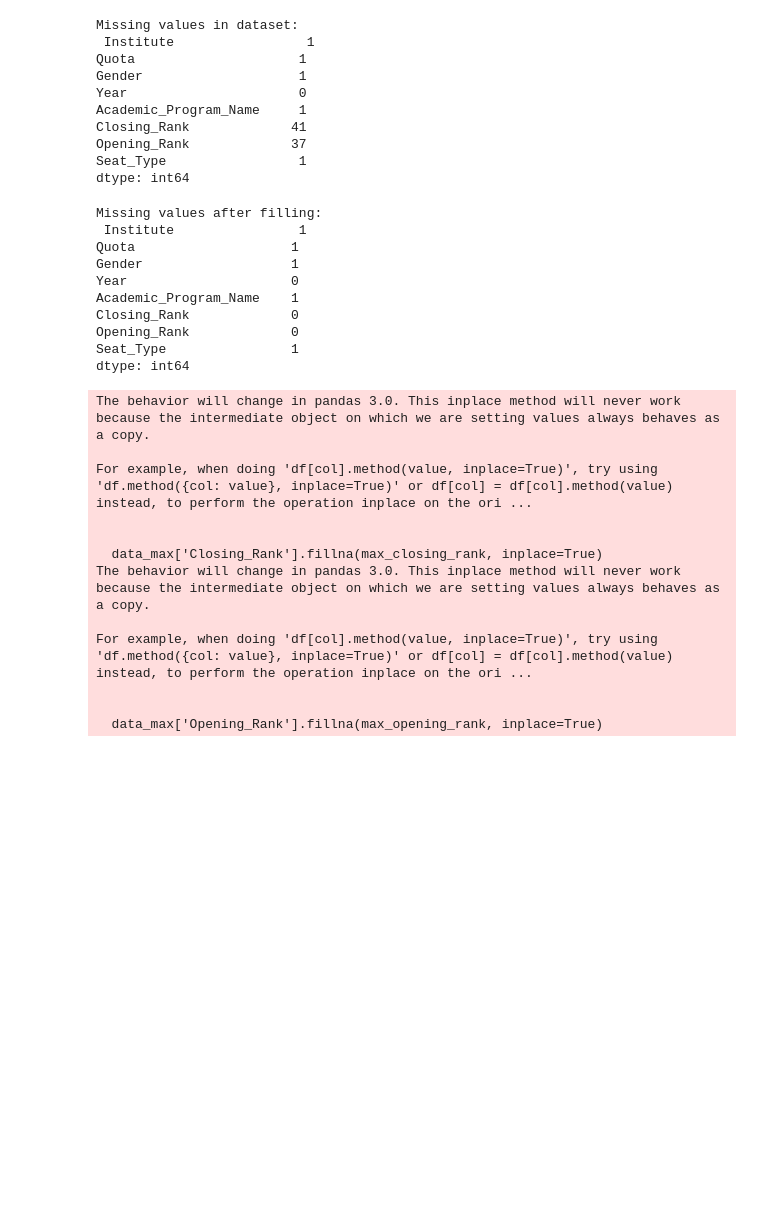
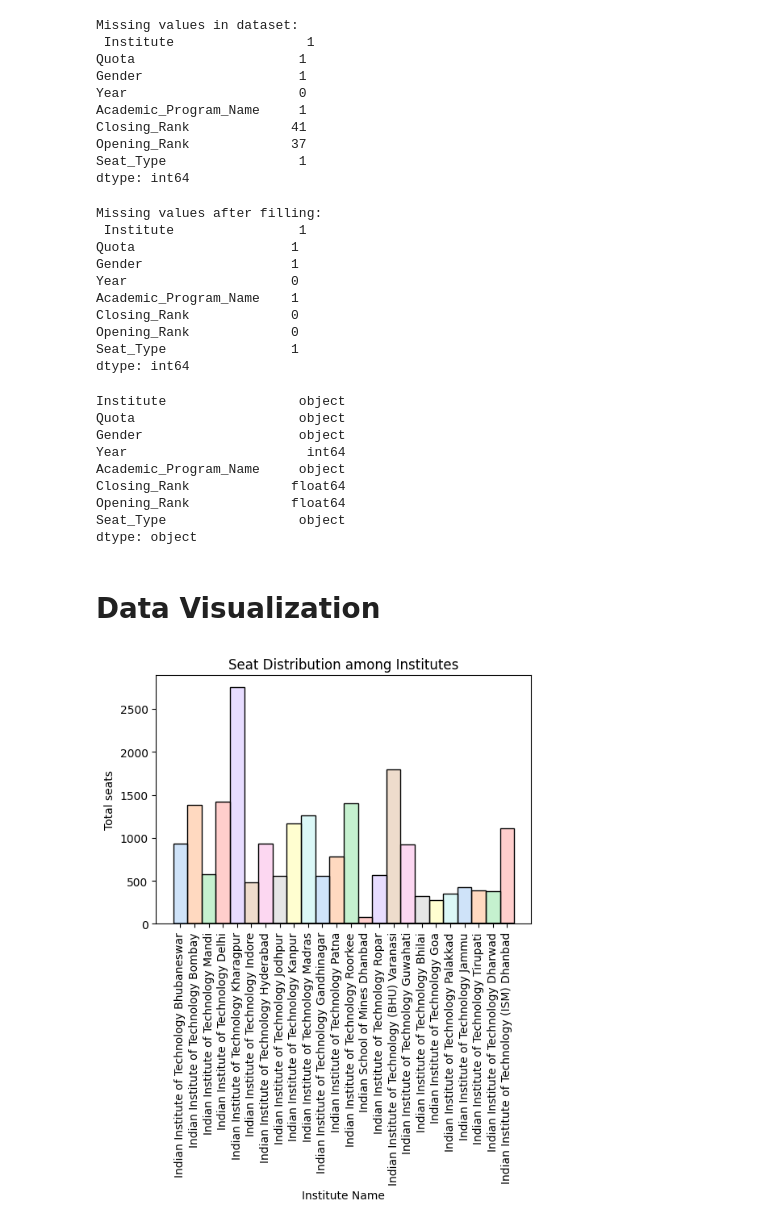
Before and after one commit to prateekshukla17/IIT-JEE-RANK-Prediction, a Jupyter notebook: main.ipynb, the cells around one changed output. Saved outputs shown, nothing was run; the diff lists cells and outputs as text; code cells hidden in the pictures; blank space fills up the shorter version.

```diff
--- a/main.ipynb
+++ b/main.ipynb
@@ -160,6 +180,7 @@ data_max['Opening_Rank'].fillna(max_opening_rank, inplace=True)
 
 
 print("Missing values after filling:\n", data_max.isnull().sum())
+data_max.dtypes
 # %% [output]
 Missing values after filling:
  Institute                1
@@ -171,15 +192,23 @@ Closing_Rank             0
 Opening_Rank             0
 Seat_Type                1
 dtype: int64
-The behavior will change in pandas 3.0. This inplace method will never work because the intermediate object on which we are setting values always behaves as a copy.
-
-For example, when doing 'df[col].method(value, inplace=True)', try using 'df.method({col: value}, inplace=True)' or df[col] = df[col].method(value) instead, to perform the operation inplace on the ori ...
-
-
-  data_max['Closing_Rank'].fillna(max_closing_rank, inplace=True)
-The behavior will change in pandas 3.0. This inplace method will never work because the intermediate object on which we are setting values always behaves as a copy.
-
-For example, when doing 'df[col].method(value, inplace=True)', try using 'df.method({col: value}, inplace=True)' or df[col] = df[col].method(value) instead, to perform the operation inplace on the ori ...
-
-
-  data_max['Opening_Rank'].fillna(max_opening_rank, inplace=True)
+Institute                 object
+Quota                     object
+Gender                    object
+Year                       int64
+Academic_Program_Name     object
+Closing_Rank             float64
+Opening_Rank             float64
+Seat_Type                 object
+dtype: object
+# %% [markdown]
+<h1>Data Visualization</h1>
+# %%
+plt.figure(figsize=(6,4))
+sns.histplot(x='Institute', data=data_max, hue='Institute', palette='pastel', legend=False)
+plt.xticks(rotation=90)
+plt.xlabel('Institute Name')
+plt.ylabel('Total seats')
+plt.title('Seat Distribution among Institutes');
+# %% [output]
+[figure, added]
```
Also changed, not shown: parts of 5 cells of this notebook.
